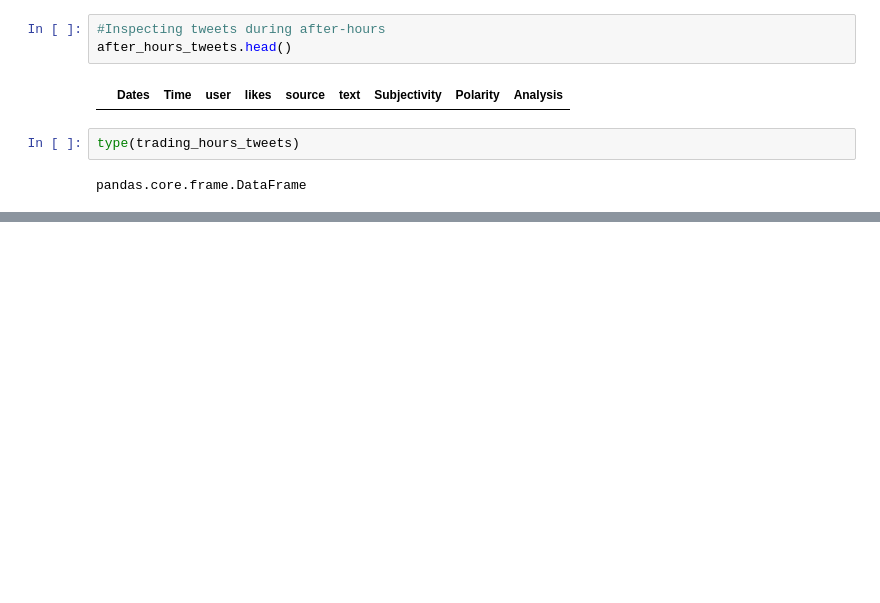
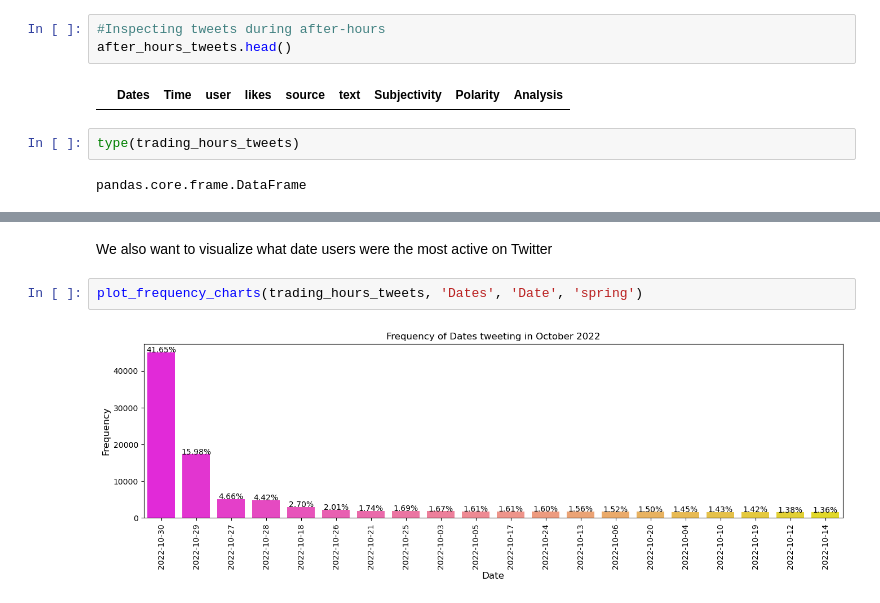
Before and after one commit to parisvu07/Springboard_Data_Science, a Jupyter notebook: Capstone_2_Twitter_Sentiment_Analysis/002_Apple_Sentiment_Analysis_EDA.ipynb, the cells around one changed output, grey strips where cells are left out. Drawn from its saved outputs; the diff is of its cells as text; blank space fills up the shorter version.

```diff
--- a/Capstone_2_Twitter_Sentiment_Analysis/002_Apple_Sentiment_Analysis_EDA.ipynb
+++ b/Capstone_2_Twitter_Sentiment_Analysis/002_Apple_Sentiment_Analysis_EDA.ipynb
@@ -245,0 +320,6 @@ trading_hours_tweets['Analysis'].value_counts().plot(kind='bar')
+# %% [markdown]
+We also want to visualize what date users were the most active on Twitter
+# %%
+plot_frequency_charts(trading_hours_tweets, 'Dates', 'Date', 'spring')
+# %% [output]
+[figure, added]
```
Also changed, not shown: parts of 45 cells of this notebook, 1 other file.
